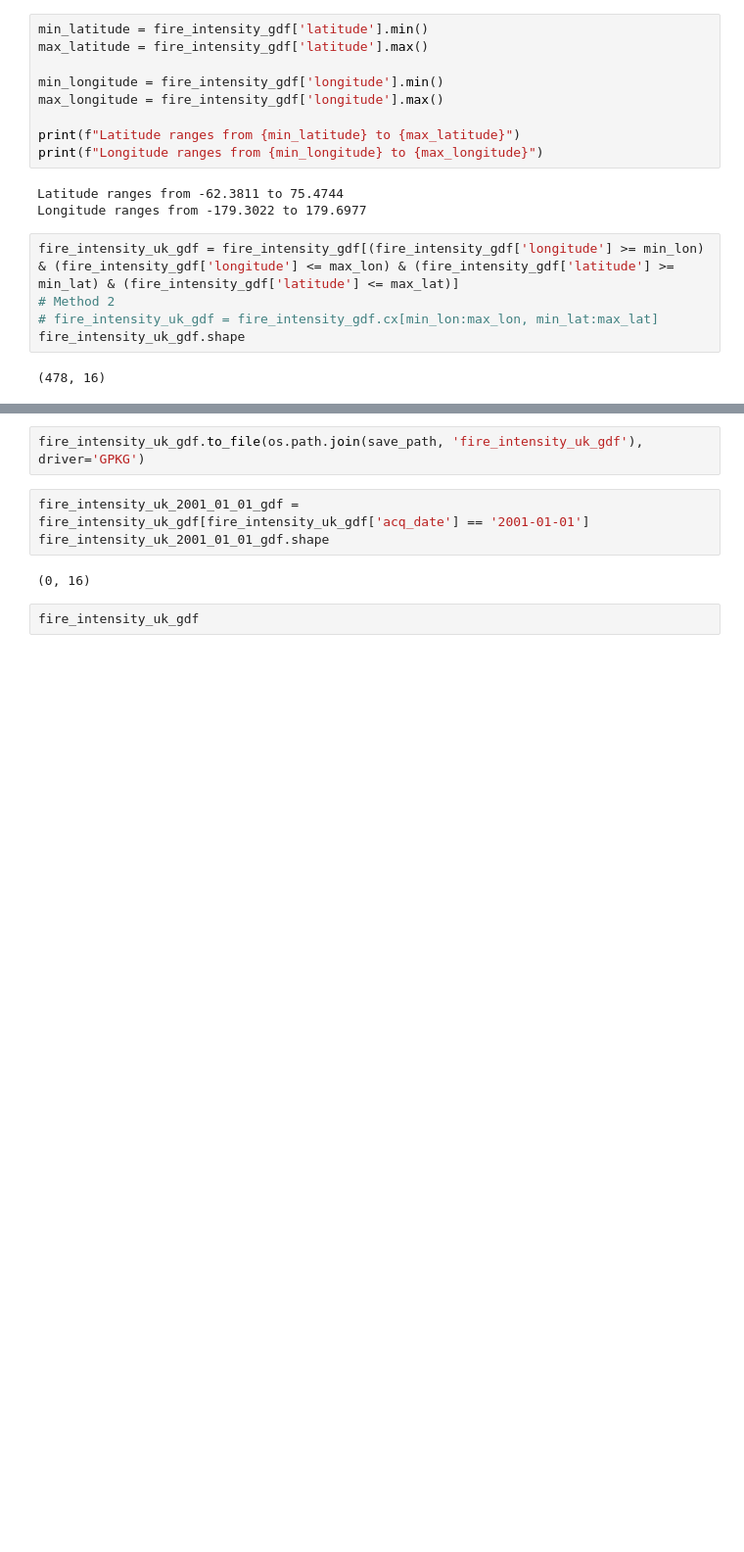
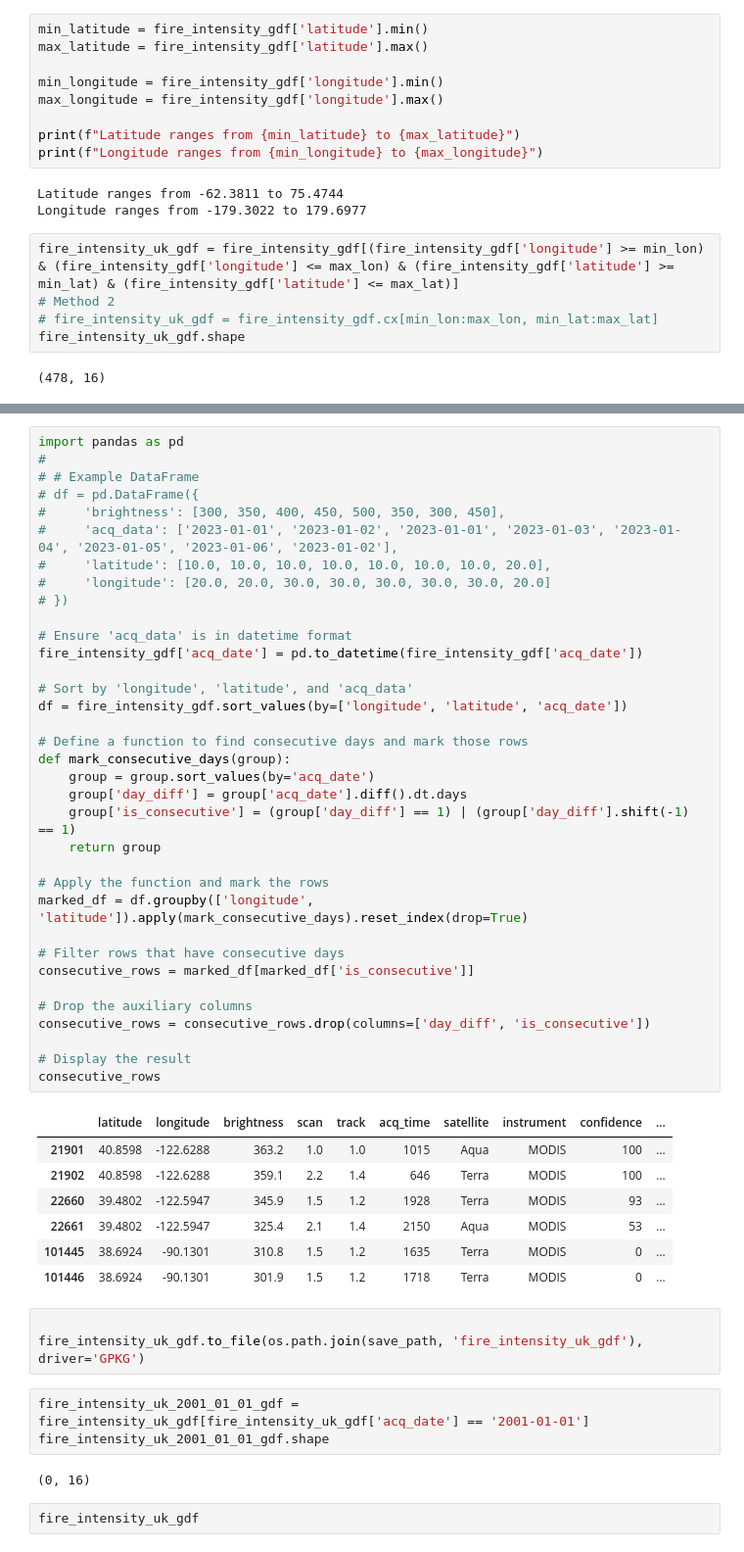
Before and after one commit to zhongyunshun/climada_petals, a Jupyter notebook: doc/my_scripts/step1_fwi_intensity.ipynb, the cells around one changed output, grey strips where cells are left out. Shown at 98% size. Saved outputs shown, nothing was run; the diff lists cells and outputs as text; blank space fills up the shorter version.

```diff
--- a/doc/my_scripts/step1_fwi_intensity.ipynb
+++ b/doc/my_scripts/step1_fwi_intensity.ipynb
@@ -217,4 +248,48 @@ fire_intensity_uk_gdf.shape
+# %%
+import pandas as pd
+#
+# # Example DataFrame
+# df = pd.DataFrame({
+#     'brightness': [300, 350, 400, 450, 500, 350, 300, 450],
+#     'acq_data': ['2023-01-01', '2023-01-02', '2023-01-01', '2023-01-03', '2023-01-04', '2023-01-05', '2023-01-06', '2023-01-02'],
+#     'latitude': [10.0, 10.0, 10.0, 10.0, 10.0, 10.0, 10.0, 20.0],
+#     'longitude': [20.0, 20.0, 30.0, 30.0, 30.0, 30.0, 30.0, 20.0]
+# })
+
+# Ensure 'acq_data' is in datetime format
+fire_intensity_gdf['acq_date'] = pd.to_datetime(fire_intensity_gdf['acq_date'])
+
+# Sort by 'longitude', 'latitude', and 'acq_data'
+df = fire_intensity_gdf.sort_values(by=['longitude', 'latitude', 'acq_date'])
+
+# Define a function to find consecutive days and mark those rows
+def mark_consecutive_days(group):
+    group = group.sort_values(by='acq_date')
+    group['day_diff'] = group['acq_date'].diff().dt.days
+    group['is_consecutive'] = (group['day_diff'] == 1) | (group['day_diff'].shift(-1) == 1)
+    return group
+
+# Apply the function and mark the rows
+marked_df = df.groupby(['longitude', 'latitude']).apply(mark_consecutive_days).reset_index(drop=True)
+
+# Filter rows that have consecutive days
+consecutive_rows = marked_df[marked_df['is_consecutive']]
+
+# Drop the auxiliary columns
+consecutive_rows = consecutive_rows.drop(columns=['day_diff', 'is_consecutive'])
+
+# Display the result
+consecutive_rows
+# %% [output]
+|  | latitude | longitude | brightness | scan | track | acq_time | satellite | instrument | confidence | ... |
+| 21901 | 40.8598 | -122.6288 | 363.2 | 1.0 | 1.0 | 1015 | Aqua | MODIS | 100 | ... |
+| 21902 | 40.8598 | -122.6288 | 359.1 | 2.2 | 1.4 | 646 | Terra | MODIS | 100 | ... |
+| 22660 | 39.4802 | -122.5947 | 345.9 | 1.5 | 1.2 | 1928 | Terra | MODIS | 93 | ... |
+| 22661 | 39.4802 | -122.5947 | 325.4 | 2.1 | 1.4 | 2150 | Aqua | MODIS | 53 | ... |
+| 101445 | 38.6924 | -90.1301 | 310.8 | 1.5 | 1.2 | 1635 | Terra | MODIS | 0 | ... |
+| 101446 | 38.6924 | -90.1301 | 301.9 | 1.5 | 1.2 | 1718 | Terra | MODIS | 0 | ... |
 # %%
+
 fire_intensity_uk_gdf.to_file(os.path.join(save_path, 'fire_intensity_uk_gdf'), driver='GPKG')
 # %%
 fire_intensity_uk_2001_01_01_gdf = fire_intensity_uk_gdf[fire_intensity_uk_gdf['acq_date'] == '2001-01-01']
```
Also changed, not shown: parts of 4 cells of this notebook.
